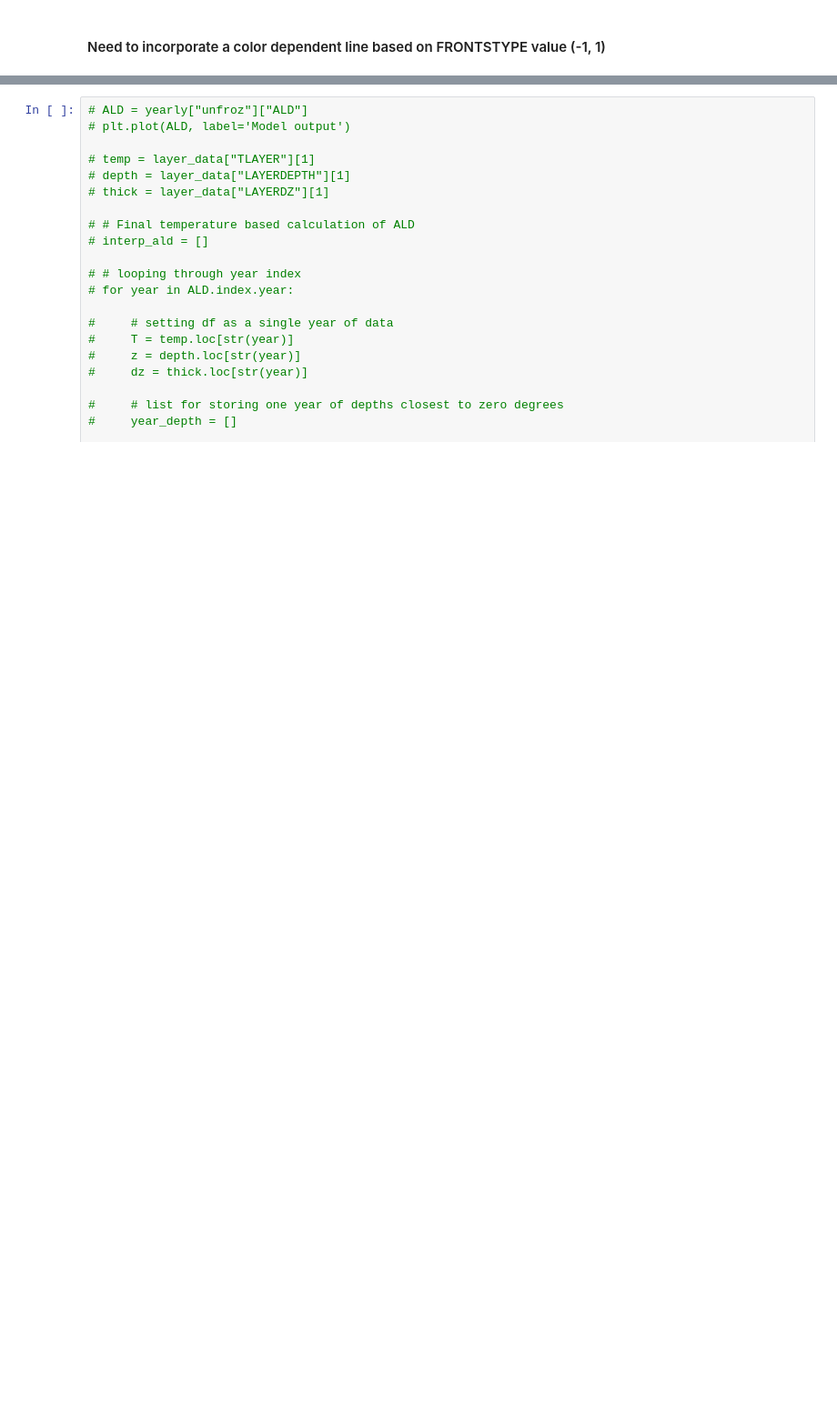
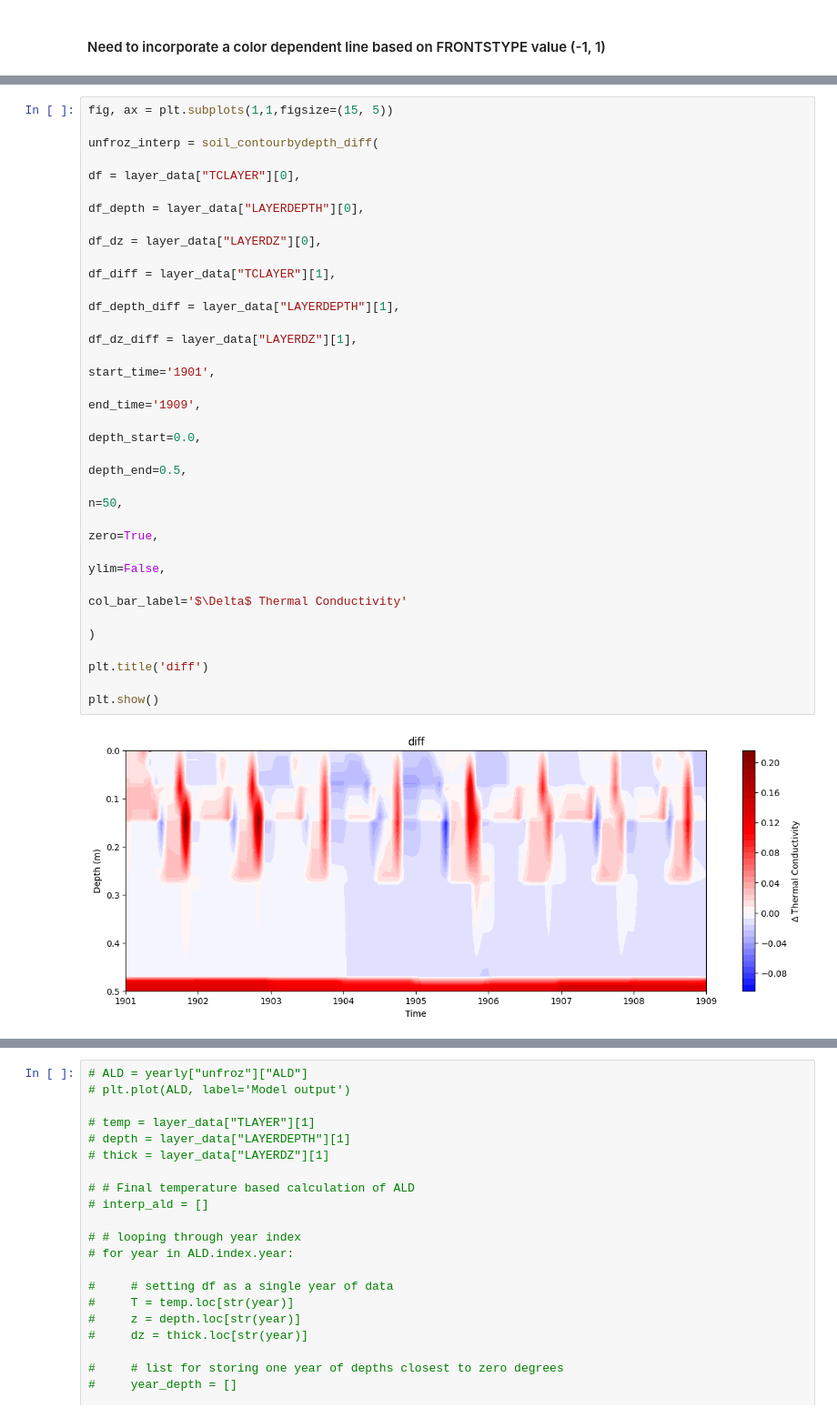
Before and after one commit to uaf-arctic-eco-modeling/dvm-dos-tem, a Jupyter notebook: latent_heat_curves/Comparing_Code_Changes.ipynb, the cells around one changed output, grey strips where cells are left out. Shown at 91% size. Saved outputs shown, nothing was run; the diff lists cells and outputs as text; blank space fills up the shorter version.

```diff
--- a/latent_heat_curves/Comparing_Code_Changes.ipynb
+++ b/latent_heat_curves/Comparing_Code_Changes.ipynb
@@ -466,0 +549,40 @@ plt.show()
+# %%
+fig, ax = plt.subplots(1,1,figsize=(15, 5))
+
+unfroz_interp = soil_contourbydepth_diff(
+
+df = layer_data["TCLAYER"][0],
+
+df_depth = layer_data["LAYERDEPTH"][0],
+
+df_dz = layer_data["LAYERDZ"][0],
+
+df_diff = layer_data["TCLAYER"][1],
+
+df_depth_diff = layer_data["LAYERDEPTH"][1],
+
+df_dz_diff = layer_data["LAYERDZ"][1],
+
+start_time='1901',
+
+end_time='1909',
+
+depth_start=0.0,
+
+depth_end=0.5,
+
+n=50,
+
+zero=True,
+
+ylim=False,
+
+col_bar_label='$\Delta$ Thermal Conductivity'
+
+)
+
+plt.title('diff')
+
+plt.show()
+# %% [output]
+[figure, added]
```
Also changed, not shown: parts of 10 cells of this notebook, 2 other files.
